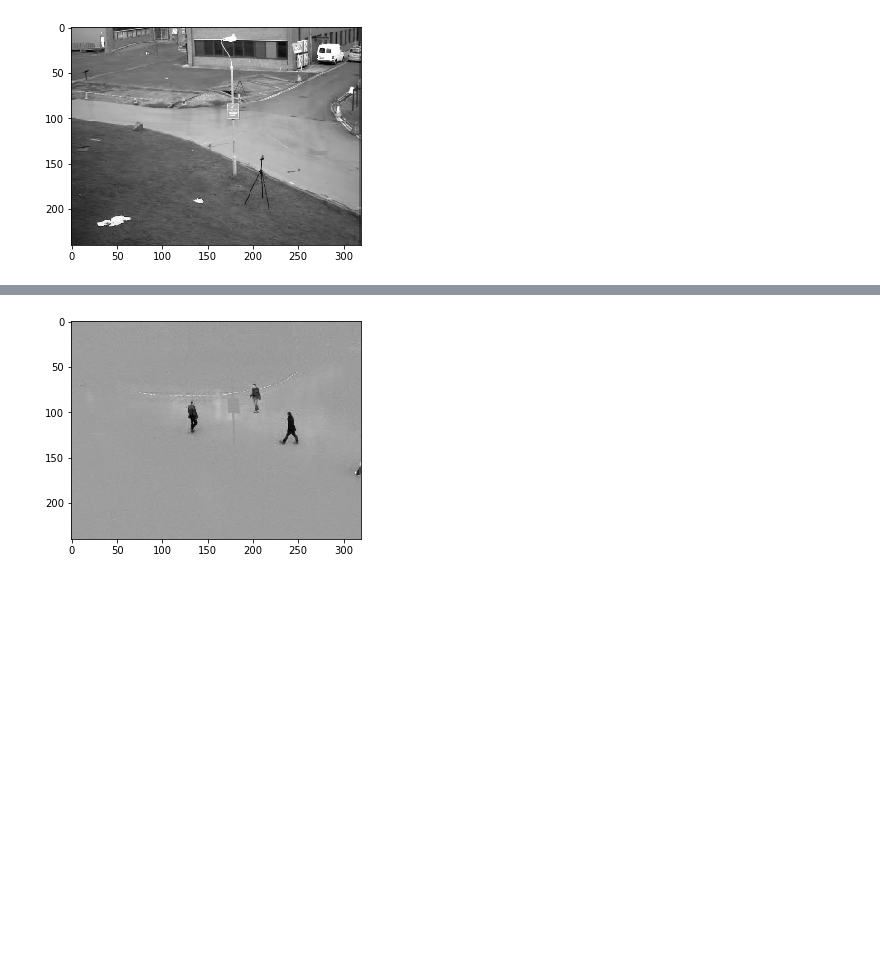
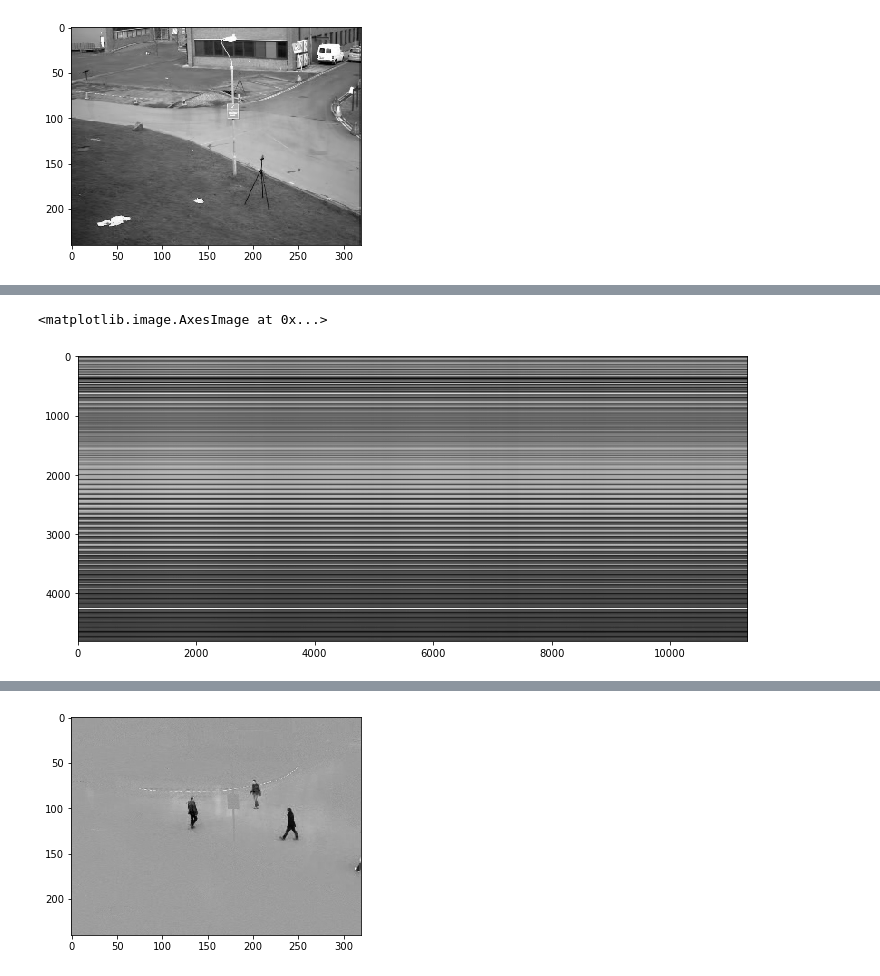
Before and after one commit to fastai/numerical-linear-algebra, a Jupyter notebook: nbs/3. Background Removal with Robust PCA.ipynb, the cells around one changed output, grey strips where cells are left out. Cells and saved outputs as stored; diff of their text form; code cells hidden in the pictures; blank space fills up the shorter version.

```diff
--- a/nbs/3. Background Removal with Robust PCA.ipynb
+++ b/nbs/3. Background Removal with Robust PCA.ipynb
@@ -121,0 +147,2 @@ plt.imshow(np.reshape(low_rank[:,140], dims), cmap='gray');
+# %%
+u, s, v = decomposition.randomized_svd(M, 1)
@@ -121,0 +153,2 @@ plt.imshow(np.reshape(low_rank[:,140], dims), cmap='gray');
+# %%
+low_rank = u @ np.diag(s) @ v
@@ -121,0 +159,6 @@ plt.imshow(np.reshape(low_rank[:,140], dims), cmap='gray');
+# %%
+plt.figure(figsize=(12, 12))
+plt.imshow(low_rank, cmap='gray')
+# %% [output]
+<matplotlib.image.AxesImage at 0x...>
+[figure, added]
```
Also changed, not shown: parts of 41 cells of this notebook, 2 other files.
